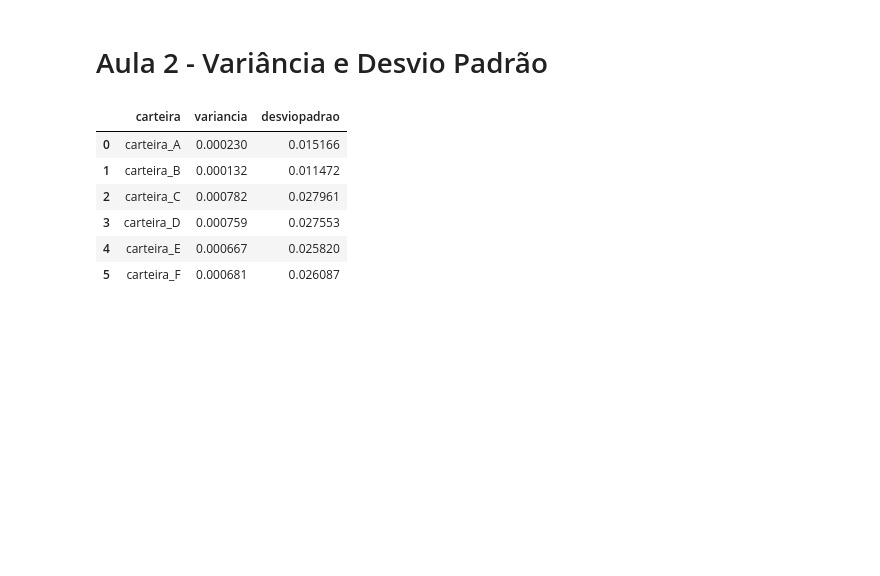
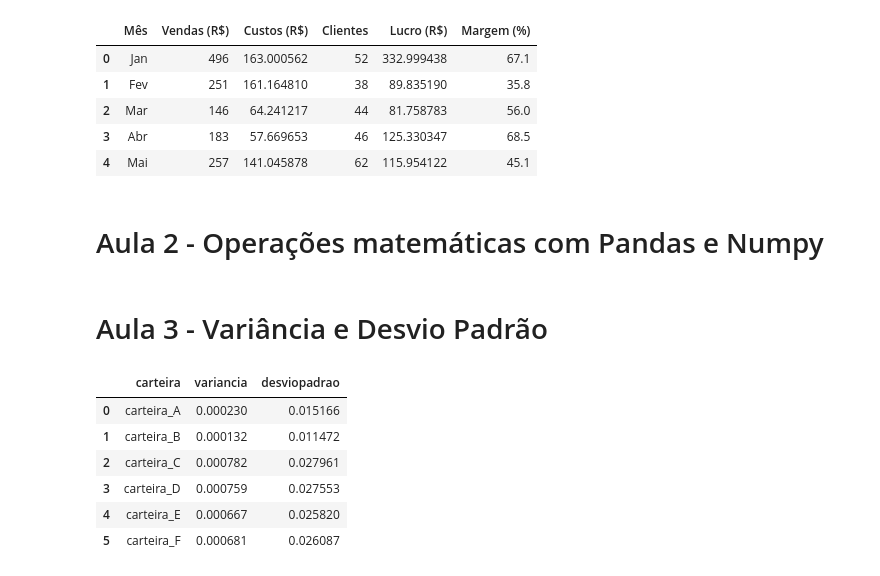
Before and after one commit to mrcaiosathler/serratec_analista02, a Jupyter notebook: python_analista02/Python_Analista2.ipynb, the cells around one changed output. Saved outputs shown, nothing was run; the diff lists cells and outputs as text; code cells hidden in the pictures; blank space fills up the shorter version.

```diff
--- a/python_analista02/Python_Analista2.ipynb
+++ b/python_analista02/Python_Analista2.ipynb
@@ -0,0 +44,12 @@
+# %%
+import pandas as pd
+import numpy as np
+
+dados = pd.DataFrame({
+    'Mês': meses,
+    'Vendas (R$)': vendas,
+    'Custos (R$)': custos,
+    'Clientes': np.random.poisson(lam=50, size=5)
+})
+
+display(dados)
@@ -0,0 +63,4 @@
+# %%
+dados['Lucro (R$)'] = dados['Vendas (R$)'] - dados['Custos (R$)']
+
+display(dados)
@@ -1,3 +74,28 @@
+# %%
+dados['Teste'] = (dados['Vendas (R$)'] * dados['Custos (R$)']).round(2)
+
+display(dados)
+# %%
+dados = dados.drop(columns=['Teste'])
+# %%
+#Pandas
+#dados['Margem (%)'] = ((dados['Lucro (R$)']/dados['Vendas (R$)'])*100).round(1)
+
+#Numpy
+dados['Margem (%)'] = np.round((dados['Lucro (R$)']/dados['Vendas (R$)'])*100, 1)
+
+
+
+display(dados)
+# %% [output]
+|  | Mês | Vendas (R$) | Custos (R$) | Clientes | Lucro (R$) | Margem (%) |
+| 0 | Jan | 496 | 163.000562 | 52 | 332.999438 | 67.1 |
+| 1 | Fev | 251 | 161.164810 | 38 | 89.835190 | 35.8 |
+| 2 | Mar | 146 | 64.241217 | 44 | 81.758783 | 56.0 |
+| 3 | Abr | 183 | 57.669653 | 46 | 125.330347 | 68.5 |
+| 4 | Mai | 257 | 141.045878 | 62 | 115.954122 | 45.1 |
+# %% [markdown]
+# Aula 2 - Operações matemáticas com Pandas e Numpy
 # %%
 import pandas as pd
 import numpy as np
@@ -34,7 +132,7 @@ print(f"Valor total em estoque: R$ {df['valor_estoque'].sum():,.2f}")
 print("\n5 primeiros registros:")
 display(df.head())
 # %% [markdown]
-# Aula 2 - Variância e Desvio Padrão
+# Aula 3 - Variância e Desvio Padrão
 # %%
 import numpy as np
 import matplotlib.pyplot as plt
```
Also changed, not shown: parts of 11 cells of this notebook.
